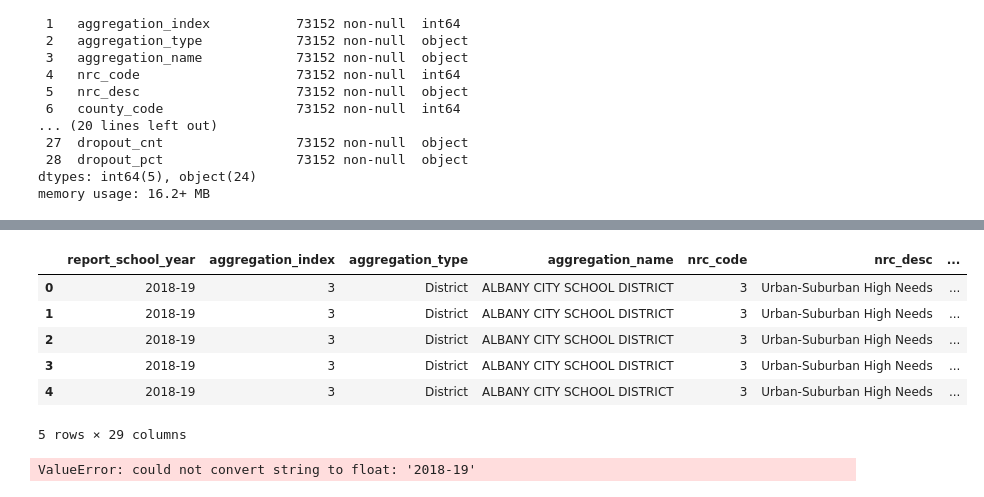
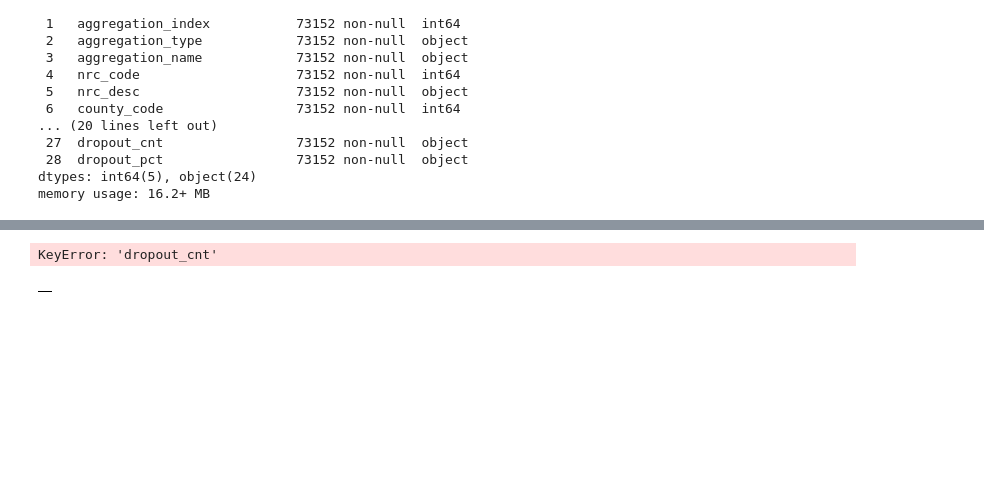
Before and after one commit to vidhika-git/DAV-6150, a Jupyter notebook: project1/Untitled.ipynb, the cells around one changed output, grey strips where cells are left out. Drawn from its saved outputs; the diff is of its cells as text; code cells hidden in the pictures; blank space fills up the shorter version.

```diff
--- a/project1/Untitled.ipynb
+++ b/project1/Untitled.ipynb
@@ -56,3 +86,9 @@ memory usage: 16.2+ MB
+# %%
+# Drop rows where the target variable contains '-'
+df = df[df['dropout_cnt'] != '-']
+
+# Reset index after dropping rows
+df.reset_index(drop=True, inplace=True)
 # %%
 df[['grad_pct','local_pct','reg_pct','reg_adv_pct','non_diploma_credential_pct','still_enr_pct','ged_pct','dropout_pct']]
 # %% [output]
@@ -102,28 +116,32 @@ Name: enroll_cnt, Length: 1464, dtype: int64
+# %%
+import pandas as pd
+
+# Assuming df is your DataFrame containing the data
+# Replace 'target_variable' with the name of your target variable column
+# Replace ['predictor1', 'predictor2', ...] with the names of your predictor variables
+
+# Select relevant columns for correlation analysis
+selected_columns = ['grad_pct','local_pct','reg_pct','reg_adv_pct','non_diploma_credential_pct','still_enr_pct','ged_pct', 'enroll_cnt' ,'grad_cnt', 'local_cnt', 'reg_cnt',
+    'reg_adv_cnt', 'non_diploma_credential_cnt',
+    'still_enr_cnt',  'ged_cnt','dropout_cnt','dropout_pct']  # Add all predictor variables here
+correlation_df = df[selected_columns]
+
+# Calculate correlation matrix
+correlation_matrix = correlation_df.corr()
+
+# Extract correlation coefficients with the target variable
+target_correlation = correlation_matrix['dropout_cnt'].drop('dropout_cnt')  # Drop target variable from the list
+
+# Sort correlation coefficients by absolute values (optional)
+target_correlation = target_correlation.abs().sort_values(ascending=False)
+
+# Print correlation coefficients
+print("Correlation coefficients with the target variable:")
+print(target_correlation)
+# %% [output]
+KeyError: 'dropout_cnt'
 # %%
-df.head()
+correlation_matrix = correlation_df.corr()
+correlation_matrix
 # %% [output]
-|  | report_school_year | aggregation_index | aggregation_type | aggregation_name | nrc_code | nrc_desc | ... |
-| 0 | 2018-19 | 3 | District | ALBANY CITY SCHOOL DISTRICT | 3 | Urban-Suburban High Needs | ... |
-| 1 | 2018-19 | 3 | District | ALBANY CITY SCHOOL DISTRICT | 3 | Urban-Suburban High Needs | ... |
-| 2 | 2018-19 | 3 | District | ALBANY CITY SCHOOL DISTRICT | 3 | Urban-Suburban High Needs | ... |
-| 3 | 2018-19 | 3 | District | ALBANY CITY SCHOOL DISTRICT | 3 | Urban-Suburban High Needs | ... |
-| 4 | 2018-19 | 3 | District | ALBANY CITY SCHOOL DISTRICT | 3 | Urban-Suburban High Needs | ... |
+|  |
-5 rows × 29 columns
-# %%
-# Example: Predictive imputation using linear regression
-from sklearn.linear_model import LinearRegression
-
-# Select features for prediction
-X = df.dropna(subset=['enroll_cnt'], axis=0).drop(['enroll_cnt',], axis=1)
-y = df.dropna(subset=['enroll_cnt'], axis=0)['enroll_cnt']
-
-# Fit linear regression model
-model = LinearRegression()
-model.fit(X, y)
-
-# Impute missing values using the trained model
-X_missing = df[df['enroll_cnt'].isna()].drop(['enroll_cnt'], axis=1)
-predicted_enroll = model.predict(X_missing)
-df.loc[df['enroll_cnt'].isna(), 'enroll_cnt_imputed'] = predicted_enroll
-# %% [output]
-ValueError: could not convert string to float: '2018-19'
```
Also changed, not shown: parts of 38 cells of this notebook, 9 other files.
